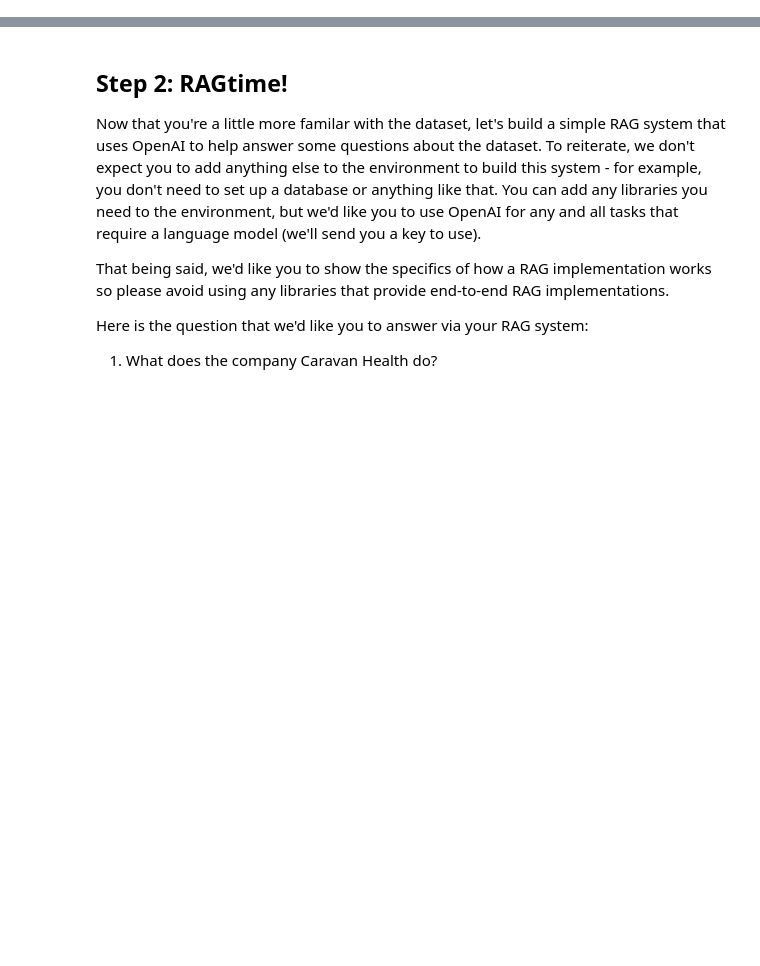
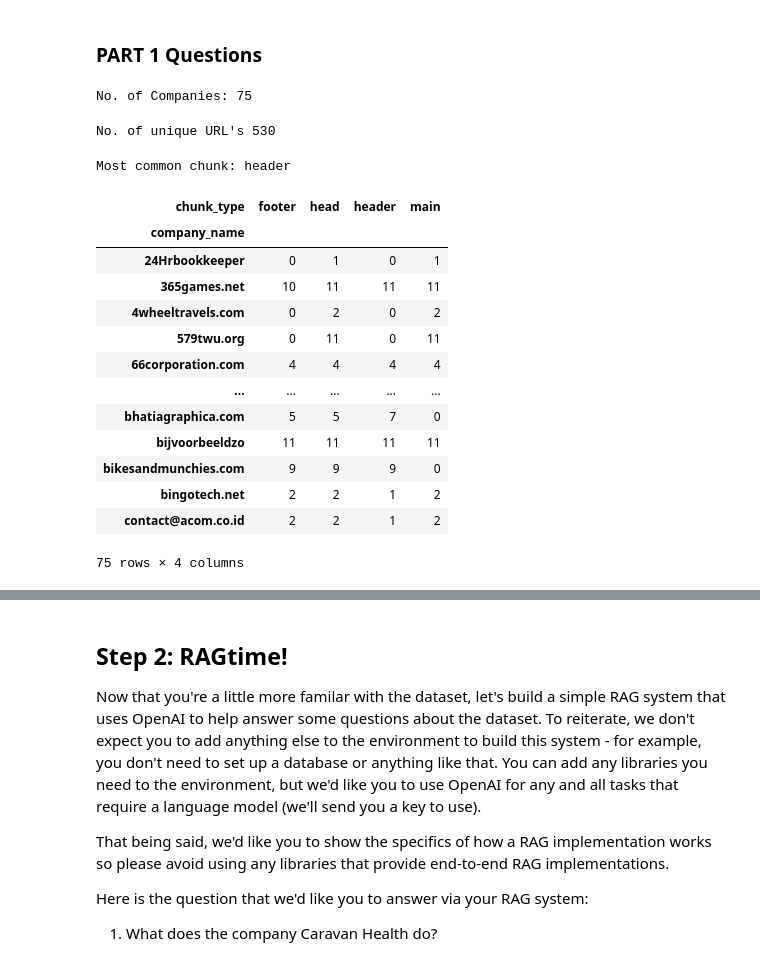
Before and after one commit to nicole-mathias/exercises, a Jupyter notebook: machine-learning/exercise.ipynb, the cells around one changed output, grey strips where cells are left out. Drawn from its saved outputs; the diff is of its cells as text; code cells hidden in the pictures; blank space fills up the shorter version.

```diff
--- a/machine-learning/exercise.ipynb
+++ b/machine-learning/exercise.ipynb
@@ -59,0 +98,43 @@ Note: you may need to restart the kernel to use updated packages.
+# %% [markdown]
+### PART 1 Questions
+# %%
+# 1. How many companies are in the dataset?
+no_companies = len(df['company_name'].unique())
+print("No. of Companies:",no_companies)
+# %% [output]
+No. of Companies: 75
+# %%
+# 2. How many unique URLs are in the dataset?
+no_url = len(df['url'].unique())
+print("No. of unique URL's",no_url)
+# %% [output]
+No. of unique URL's 530
+# %%
+# 3. What is the most common chunk type?
+most_common_chunk = df['chunk_type'].mode().item()
+print("Most common chunk:",most_common_chunk)
+# %% [output]
+Most common chunk: header
+# %%
+# 4. What is the distribution of chunk types by company?
+
+# - group by companies and then for each company group get the count of chunk_types
+chunk_types = df.groupby("company_name")["chunk_type"].value_counts()
+
+chunk_grp_count = chunk_types.unstack(fill_value=0)
+chunk_grp_count
+# %% [output]
+| chunk_type | footer | head | header | main |
+| company_name |  |  |  |  |
+| 24Hrbookkeeper | 0 | 1 | 0 | 1 |
+| 365games.net | 10 | 11 | 11 | 11 |
+| 4wheeltravels.com | 0 | 2 | 0 | 2 |
+| 579twu.org | 0 | 11 | 0 | 11 |
+| 66corporation.com | 4 | 4 | 4 | 4 |
+| ... | ... | ... | ... | ... |
+| bhatiagraphica.com | 5 | 5 | 7 | 0 |
+| bijvoorbeeldzo | 11 | 11 | 11 | 11 |
+| bikesandmunchies.com | 9 | 9 | 9 | 0 |
+| bingotech.net | 2 | 2 | 1 | 2 |
+| contact@acom.co.id | 2 | 2 | 1 | 2 |
+75 rows × 4 columns
```
Also changed, not shown: parts of 46 cells of this notebook.
